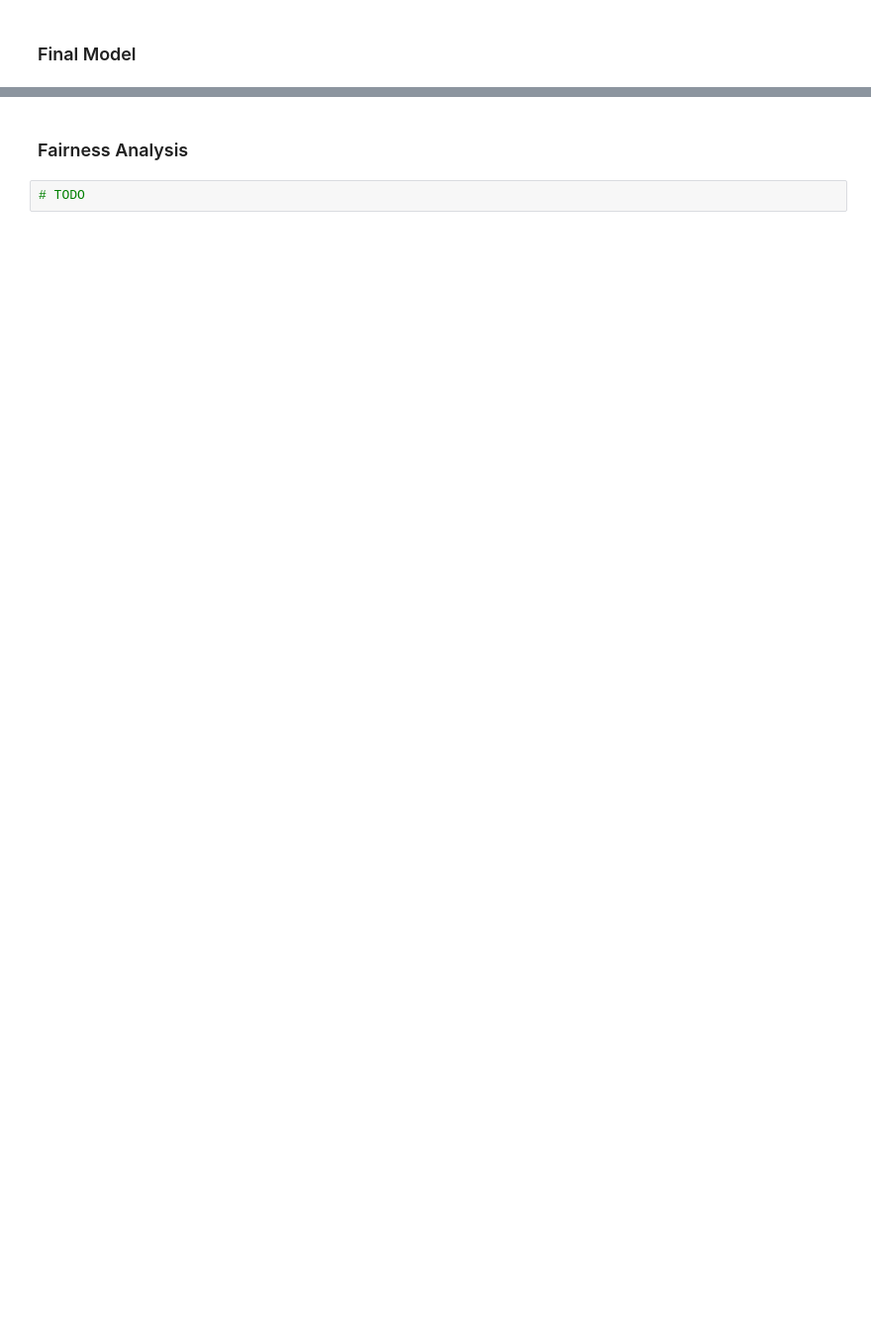
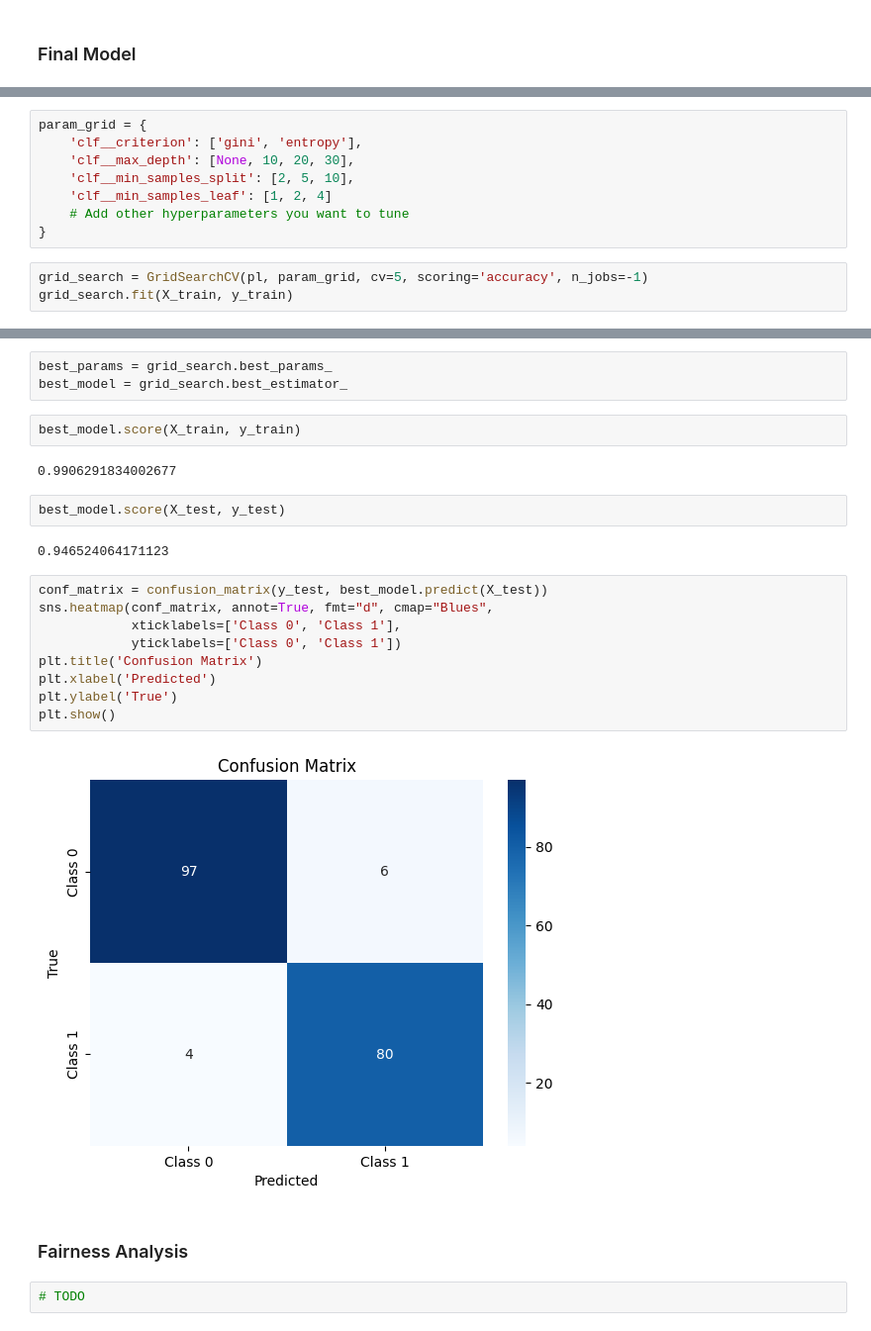
Before and after one commit to m1nce/wrmodel, a Jupyter notebook: 05-prediction/template.ipynb, the cells around one changed output, grey strips where cells are left out. Shown at 99% size. Cells and saved outputs as stored; diff of their text form; blank space fills up the shorter version.

Commit message:
final model

```diff
--- a/05-prediction/template.ipynb
+++ b/05-prediction/template.ipynb
@@ -103,0 +177,11 @@ pl.score(X_test, y_test)
+# %%
+param_grid = {
+    'clf__criterion': ['gini', 'entropy'],
+    'clf__max_depth': [None, 10, 20, 30],
+    'clf__min_samples_split': [2, 5, 10],
+    'clf__min_samples_leaf': [1, 2, 4]
+    # Add other hyperparameters you want to tune
+}
+# %%
+grid_search = GridSearchCV(pl, param_grid, cv=5, scoring='accuracy', n_jobs=-1)
+grid_search.fit(X_train, y_train)
@@ -104,3 +206,25 @@ pl.score(X_test, y_test)
+# %%
+best_params = grid_search.best_params_
+best_model = grid_search.best_estimator_
+# %%
+best_model.score(X_train, y_train)
+# %% [output]
+0.9906291834002677
+# %%
+best_model.score(X_test, y_test)
+# %% [output]
+0.946524064171123
+# %%
+conf_matrix = confusion_matrix(y_test, best_model.predict(X_test))
+sns.heatmap(conf_matrix, annot=True, fmt="d", cmap="Blues",
+            xticklabels=['Class 0', 'Class 1'],
+            yticklabels=['Class 0', 'Class 1'])
+plt.title('Confusion Matrix')
+plt.xlabel('Predicted')
+plt.ylabel('True')
+plt.show()
+# %% [output]
+[figure, added]
 # %% [markdown]
 ### Fairness Analysis
 # %%
```
Also changed, not shown: parts of 15 cells of this notebook, 2 other files.
